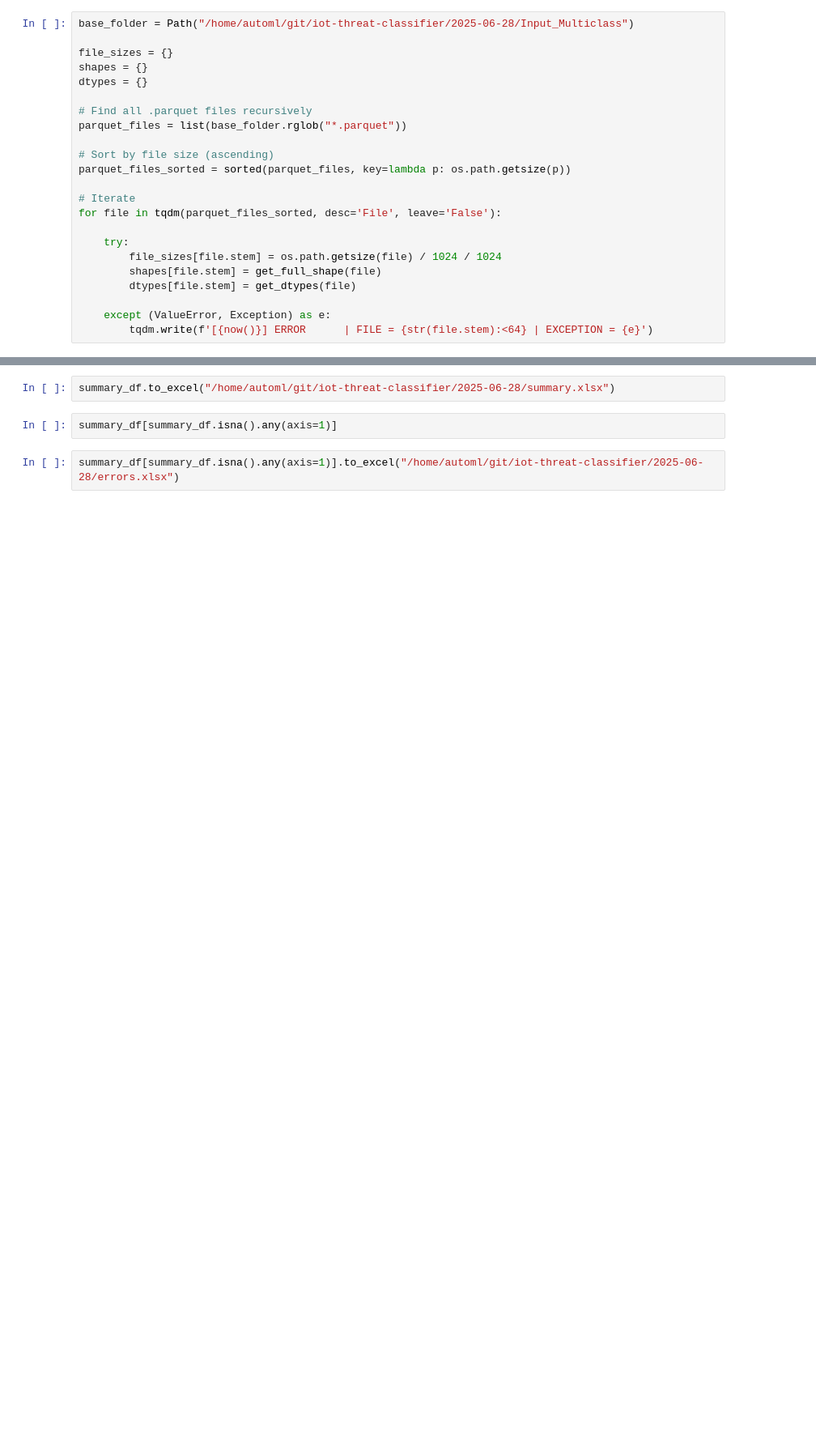
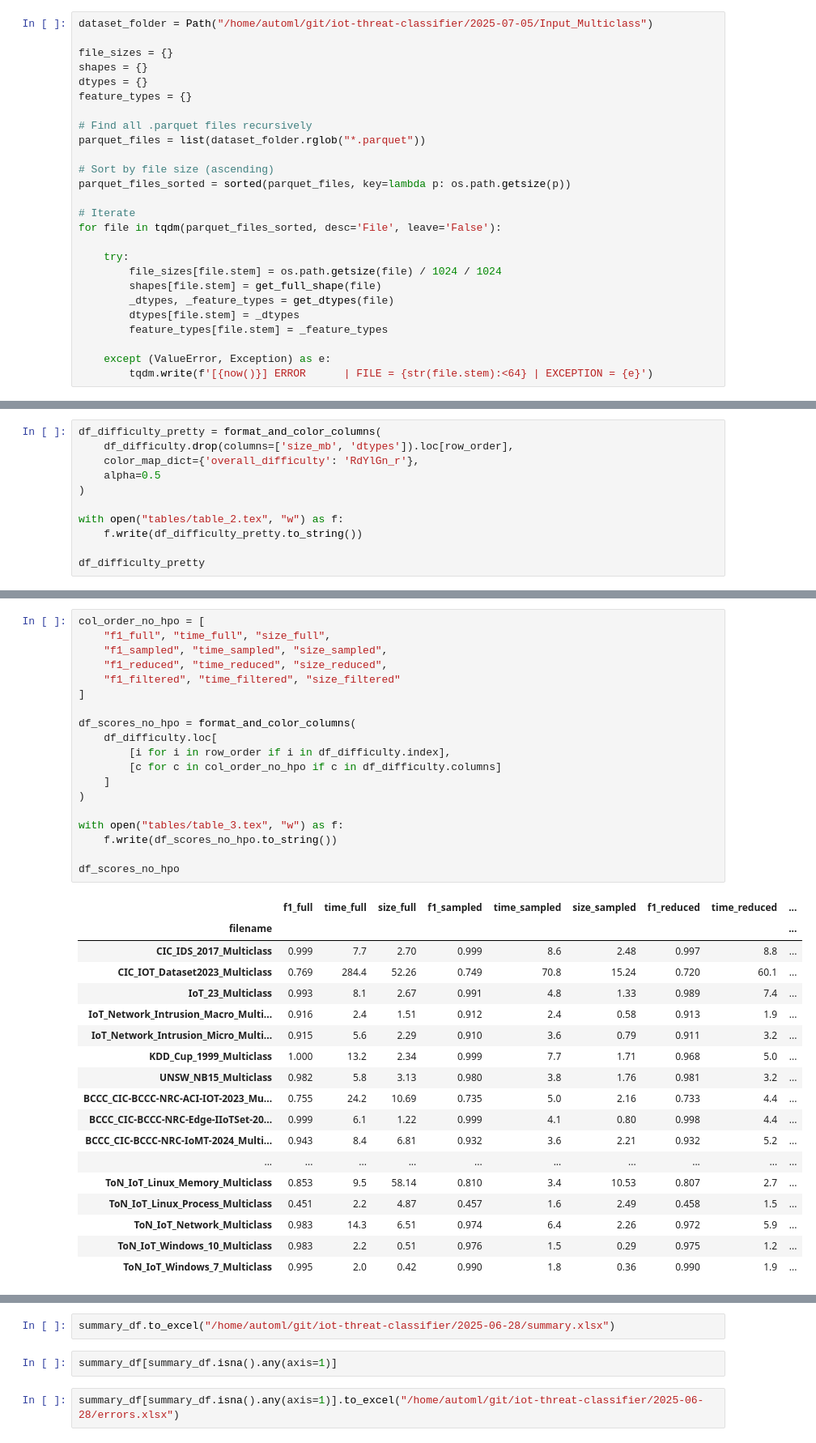
Before and after one commit to marcelovca90/ids-ml-gpu-benchmark, a Jupyter notebook: modules/evaluation/evaluator_parser.ipynb, the cells around one changed output, grey strips where cells are left out. Shown at 81% size. Saved outputs shown, nothing was run; the diff lists cells and outputs as text; blank space fills up the shorter version.

```diff
--- a/modules/evaluation/evaluator_parser.ipynb
+++ b/modules/evaluation/evaluator_parser.ipynb
@@ -37,12 +203,13 @@ import papermill as pm
 # %%
-base_folder = Path("/home/automl/git/iot-threat-classifier/2025-06-28/Input_Multiclass")
+dataset_folder = Path("/home/automl/git/iot-threat-classifier/2025-07-05/Input_Multiclass")
 
 file_sizes = {}
 shapes = {}
 dtypes = {}
+feature_types = {}
 
 # Find all .parquet files recursively
-parquet_files = list(base_folder.rglob("*.parquet"))
+parquet_files = list(dataset_folder.rglob("*.parquet"))
 
 # Sort by file size (ascending)
 parquet_files_sorted = sorted(parquet_files, key=lambda p: os.path.getsize(p))
@@ -53,7 +220,9 @@ for file in tqdm(parquet_files_sorted, desc='File', leave='False'):
     try:
         file_sizes[file.stem] = os.path.getsize(file) / 1024 / 1024
         shapes[file.stem] = get_full_shape(file)
-        dtypes[file.stem] = get_dtypes(file)
+        _dtypes, _feature_types = get_dtypes(file)
+        dtypes[file.stem] = _dtypes
+        feature_types[file.stem] = _feature_types
 
     except (ValueError, Exception) as e:
         tqdm.write(f'[{now()}] ERROR      | FILE = {str(file.stem):<64} | EXCEPTION = {e}')
@@ -89,0 +277,11 @@ def summarize_results(df_filename, results_filename):
+# %%
+df_difficulty_pretty = format_and_color_columns(
+    df_difficulty.drop(columns=['size_mb', 'dtypes']).loc[row_order],
+    color_map_dict={'overall_difficulty': 'RdYlGn_r'},
+    alpha=0.5
+)
+
+with open("tables/table_2.tex", "w") as f:
+    f.write(df_difficulty_pretty.to_string())
+
+df_difficulty_pretty
@@ -89,0 +480,38 @@ def summarize_results(df_filename, results_filename):
+# %%
+col_order_no_hpo = [
+    "f1_full", "time_full", "size_full",
+    "f1_sampled", "time_sampled", "size_sampled",
+    "f1_reduced", "time_reduced", "size_reduced",
+    "f1_filtered", "time_filtered", "size_filtered"
+]
+
+df_scores_no_hpo = format_and_color_columns(
+    df_difficulty.loc[
+        [i for i in row_order if i in df_difficulty.index],
+        [c for c in col_order_no_hpo if c in df_difficulty.columns]
+    ]
+)
+
+with open("tables/table_3.tex", "w") as f:
+    f.write(df_scores_no_hpo.to_string())
+
+df_scores_no_hpo
+# %% [output]
+|  | f1_full | time_full | size_full | f1_sampled | time_sampled | size_sampled | f1_reduced | time_reduced | ... |
+| filename |  |  |  |  |  |  |  |  | ... |
+| CIC_IDS_2017_Multiclass | 0.999 | 7.7 | 2.70 | 0.999 | 8.6 | 2.48 | 0.997 | 8.8 | ... |
+| CIC_IOT_Dataset2023_Multiclass | 0.769 | 284.4 | 52.26 | 0.749 | 70.8 | 15.24 | 0.720 | 60.1 | ... |
+| IoT_23_Multiclass | 0.993 | 8.1 | 2.67 | 0.991 | 4.8 | 1.33 | 0.989 | 7.4 | ... |
+| IoT_Network_Intrusion_Macro_Multi... | 0.916 | 2.4 | 1.51 | 0.912 | 2.4 | 0.58 | 0.913 | 1.9 | ... |
+| IoT_Network_Intrusion_Micro_Multi... | 0.915 | 5.6 | 2.29 | 0.910 | 3.6 | 0.79 | 0.911 | 3.2 | ... |
+| KDD_Cup_1999_Multiclass | 1.000 | 13.2 | 2.34 | 0.999 | 7.7 | 1.71 | 0.968 | 5.0 | ... |
+| UNSW_NB15_Multiclass | 0.982 | 5.8 | 3.13 | 0.980 | 3.8 | 1.76 | 0.981 | 3.2 | ... |
+| BCCC_CIC-BCCC-NRC-ACI-IOT-2023_Mu... | 0.755 | 24.2 | 10.69 | 0.735 | 5.0 | 2.16 | 0.733 | 4.4 | ... |
+| BCCC_CIC-BCCC-NRC-Edge-IIoTSet-20... | 0.999 | 6.1 | 1.22 | 0.999 | 4.1 | 0.80 | 0.998 | 4.4 | ... |
+| BCCC_CIC-BCCC-NRC-IoMT-2024_Multi... | 0.943 | 8.4 | 6.81 | 0.932 | 3.6 | 2.21 | 0.932 | 5.2 | ... |
+| ... | ... | ... | ... | ... | ... | ... | ... | ... | ... |
+| ToN_IoT_Linux_Memory_Multiclass | 0.853 | 9.5 | 58.14 | 0.810 | 3.4 | 10.53 | 0.807 | 2.7 | ... |
+| ToN_IoT_Linux_Process_Multiclass | 0.451 | 2.2 | 4.87 | 0.457 | 1.6 | 2.49 | 0.458 | 1.5 | ... |
+| ToN_IoT_Network_Multiclass | 0.983 | 14.3 | 6.51 | 0.974 | 6.4 | 2.26 | 0.972 | 5.9 | ... |
+| ToN_IoT_Windows_10_Multiclass | 0.983 | 2.2 | 0.51 | 0.976 | 1.5 | 0.29 | 0.975 | 1.2 | ... |
+| ToN_IoT_Windows_7_Multiclass | 0.995 | 2.0 | 0.42 | 0.990 | 1.8 | 0.36 | 0.990 | 1.9 | ... |
```
Also changed, not shown: parts of 31 cells of this notebook, 23 other files.
